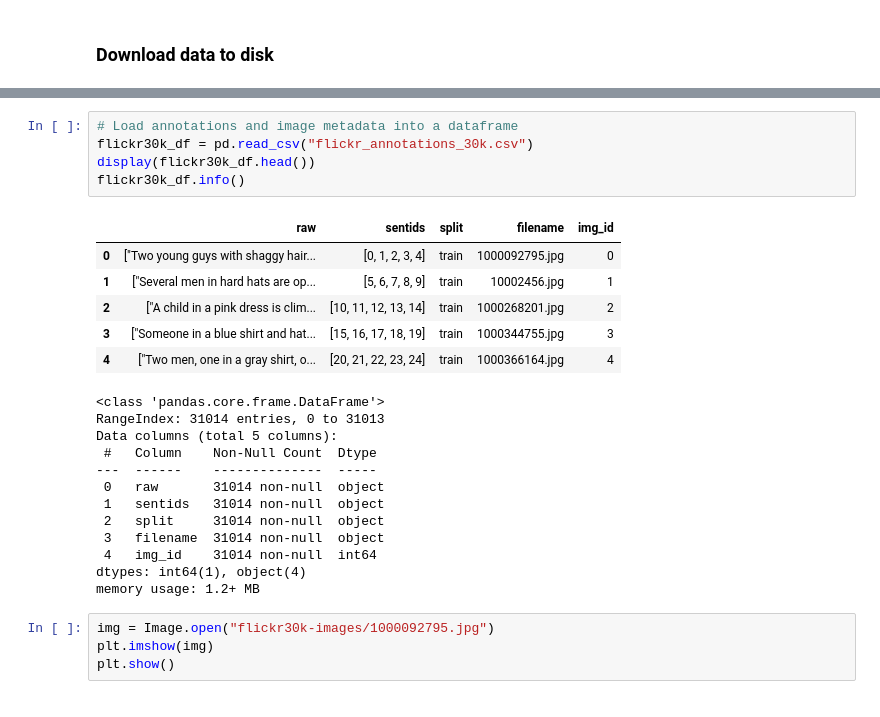
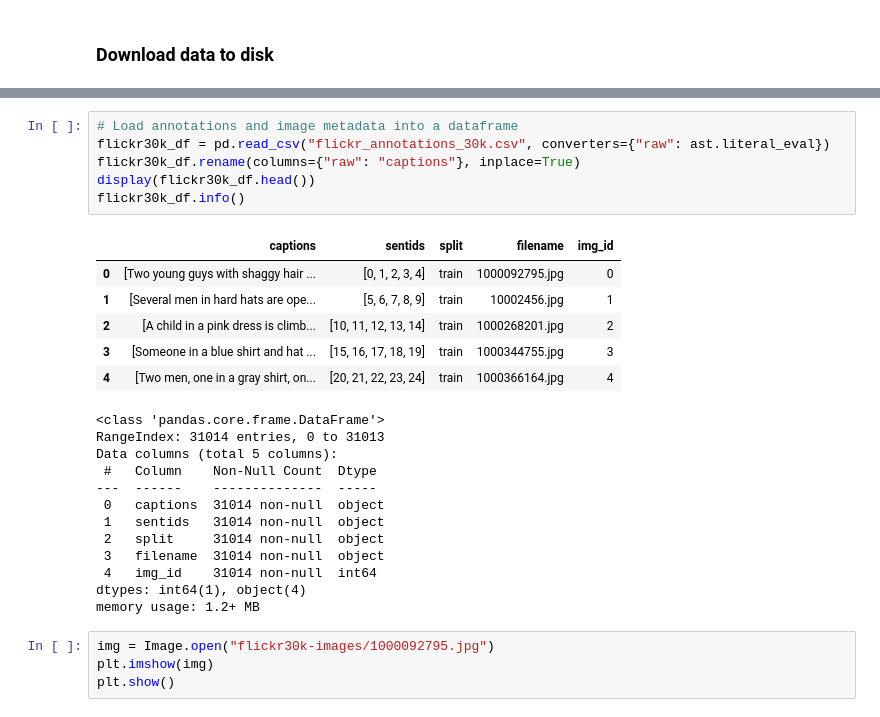
Before and after one commit to julietlawton/image-captioning, a Jupyter notebook: image_captioning.ipynb, the cells around one changed output, grey strips where cells are left out. Cells and saved outputs as stored; diff of their text form.

```diff
--- a/image_captioning.ipynb
+++ b/image_captioning.ipynb
@@ -106,21 +85,22 @@ Streaming output truncated to the last 5000 lines.
 # %%
 # Load annotations and image metadata into a dataframe
-flickr30k_df = pd.read_csv("flickr_annotations_30k.csv")
+flickr30k_df = pd.read_csv("flickr_annotations_30k.csv", converters={"raw": ast.literal_eval})
+flickr30k_df.rename(columns={"raw": "captions"}, inplace=True)
 display(flickr30k_df.head())
 flickr30k_df.info()
 # %% [output]
-|  | raw | sentids | split | filename | img_id |
-| 0 | ["Two young guys with shaggy hair... | [0, 1, 2, 3, 4] | train | 1000092795.jpg | 0 |
-| 1 | ["Several men in hard hats are op... | [5, 6, 7, 8, 9] | train | 10002456.jpg | 1 |
-| 2 | ["A child in a pink dress is clim... | [10, 11, 12, 13, 14] | train | 1000268201.jpg | 2 |
-| 3 | ["Someone in a blue shirt and hat... | [15, 16, 17, 18, 19] | train | 1000344755.jpg | 3 |
-| 4 | ["Two men, one in a gray shirt, o... | [20, 21, 22, 23, 24] | train | 1000366164.jpg | 4 |
+|  | captions | sentids | split | filename | img_id |
+| 0 | [Two young guys with shaggy hair ... | [0, 1, 2, 3, 4] | train | 1000092795.jpg | 0 |
+| 1 | [Several men in hard hats are ope... | [5, 6, 7, 8, 9] | train | 10002456.jpg | 1 |
+| 2 | [A child in a pink dress is climb... | [10, 11, 12, 13, 14] | train | 1000268201.jpg | 2 |
+| 3 | [Someone in a blue shirt and hat ... | [15, 16, 17, 18, 19] | train | 1000344755.jpg | 3 |
+| 4 | [Two men, one in a gray shirt, on... | [20, 21, 22, 23, 24] | train | 1000366164.jpg | 4 |
 <class 'pandas.core.frame.DataFrame'>
 RangeIndex: 31014 entries, 0 to 31013
 Data columns (total 5 columns):
  #   Column    Non-Null Count  Dtype
 ---  ------    --------------  -----
- 0   raw       31014 non-null  object
+ 0   captions  31014 non-null  object
  1   sentids   31014 non-null  object
  2   split     31014 non-null  object
  3   filename  31014 non-null  object
```
Also changed, not shown: parts of 60 cells of this notebook.
